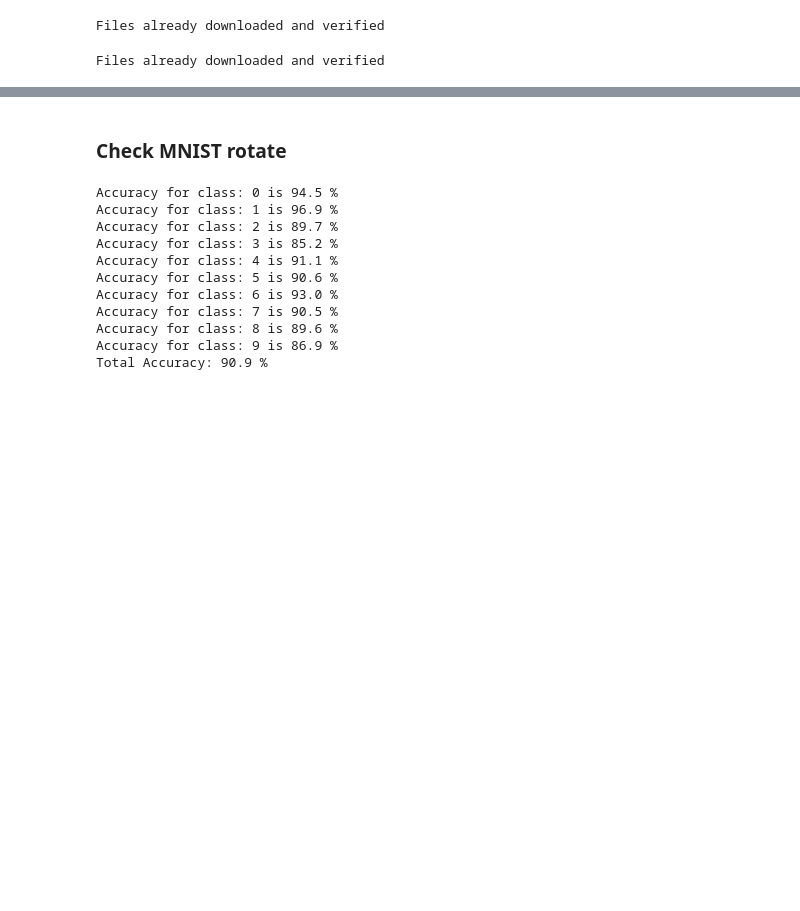
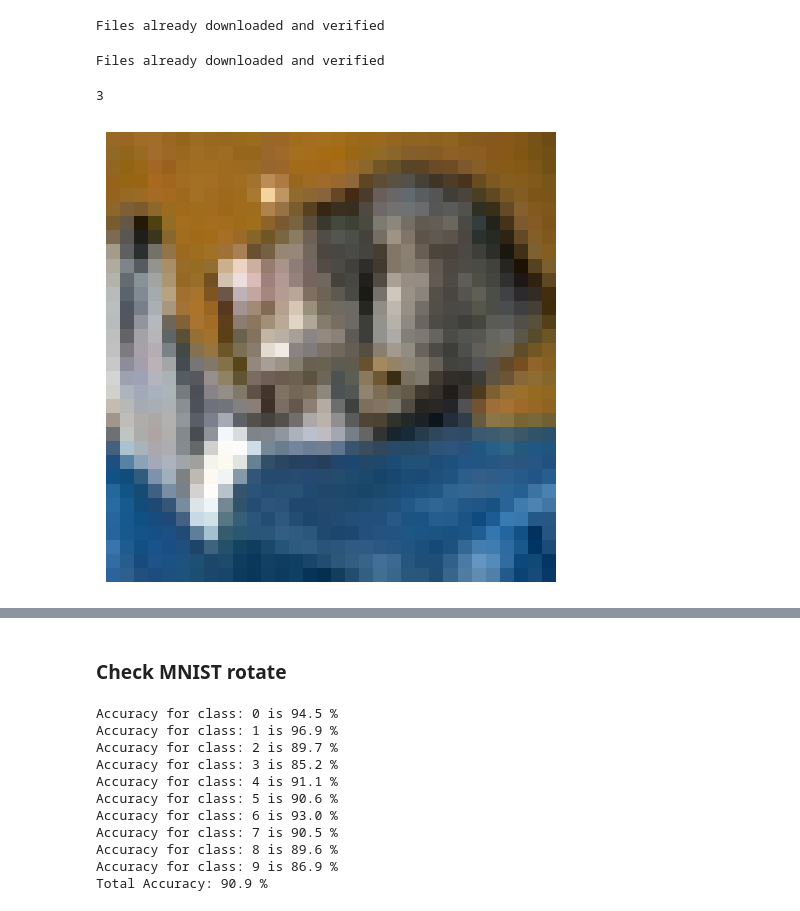
Before and after one commit to ranUser01/TinyML, a Jupyter notebook: Detection with dataloaders.ipynb, the cells around one changed output, grey strips where cells are left out. Cells and saved outputs as stored; diff of their text form; code cells hidden in the pictures; blank space fills up the shorter version.

Commit message:
Got datasets figured out. Now time to create them

```diff
--- a/Detection with dataloaders.ipynb
+++ b/Detection with dataloaders.ipynb
@@ -80,3 +82,11 @@ CustomCIFAR10_obj = CustomCIFAR10(root='./data', train=True, download=True, tran
 CustomCIFAR10_obj_dataloader = DataLoader(CustomCIFAR10_obj, batch_size=32)
 # %% [output]
 Files already downloaded and verified
+# %%
+for img, l in test_dataset:
+    print(l)
+    show(img)
+    break
+# %% [output]
+3
+[figure, added]
```
Also changed, not shown: parts of 10 cells of this notebook, 3 other files.
